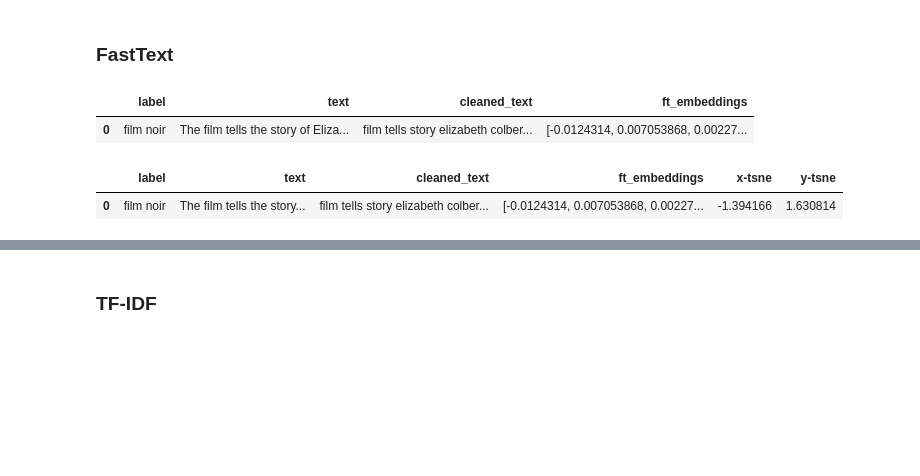
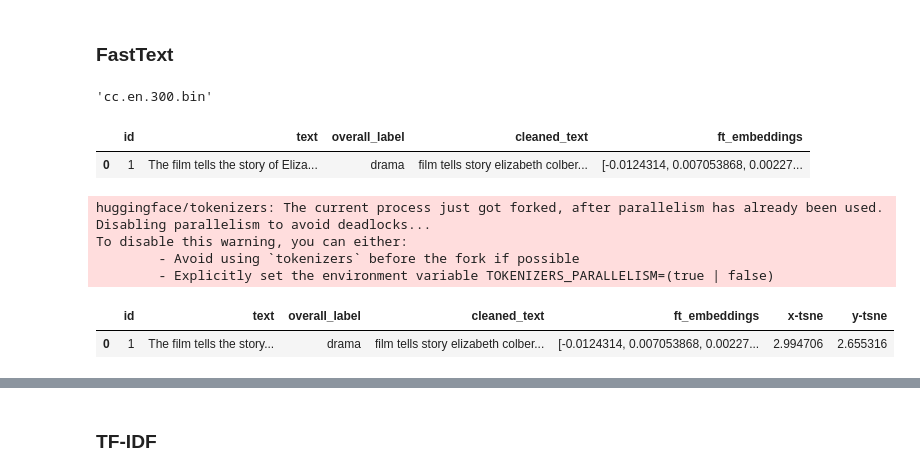
Before and after one commit to Filipstrozik/NLP, a Jupyter notebook: L1/lab1.ipynb, the cells around one changed output, grey strips where cells are left out. Saved outputs shown, nothing was run; the diff lists cells and outputs as text; code cells hidden in the pictures; blank space fills up the shorter version.

```diff
--- a/L1/lab1.ipynb
+++ b/L1/lab1.ipynb
@@ -29,0 +216,3 @@ df.head(1)
+# %%
+final_df_text = pd.read_csv("../data/final_df_text.csv")
+final_df_text.head()
@@ -48,6 +325,6 @@ def preprocess_texts(text):
     tokens = [token for token in tokens if token not in stopwords.words("english")]
     return " ".join(tokens)
 # %%
-df['cleaned_text'] = df['text'].apply(preprocess_texts)
-df.head(1)
+final_df_text["cleaned_text"] = final_df_text["text"].apply(preprocess_texts)
+final_df_text.head(1)
 # %% [output]
@@ -57,18 +334,24 @@ df.head(1)
 # Text embeddings
 # %% [markdown]
 ### FastText
+# %%
+import fasttext.util
+
+fasttext.util.download_model("en", if_exists="ignore")  # English
+# %% [output]
+'cc.en.300.bin'
 # %%
-ft = fasttext.load_model("../models/cc.en.300.bin")
+ft = fasttext.load_model("cc.en.300.bin")
 # %%
-ft_df = df.copy()
+ft_df = final_df_text.copy()
 
-ft_df["ft_embeddings"] = df["cleaned_text"].apply(
+ft_df["ft_embeddings"] = ft_df["cleaned_text"].apply(
     lambda x: ft.get_sentence_vector(x)
 )
 ft_df.head(1)
 # %% [output]
-|  | label | text | cleaned_text | ft_embeddings |
-| 0 | film noir | The film tells the story of Eliza... | film tells story elizabeth colber... | [-0.0124314, 0.007053868, 0.00227... |
+|  | id | text | overall_label | cleaned_text | ft_embeddings |
+| 0 | 1 | The film tells the story of Eliza... | drama | film tells story elizabeth colber... | [-0.0124314, 0.007053868, 0.00227... |
 # %%
 ft_embed_arr = np.array(ft_df["ft_embeddings"].to_list())
 # %%
@@ -80,8 +363,12 @@ ft_df["x-tsne"] = X_tsne[:, 0]
 ft_df["y-tsne"] = X_tsne[:, 1]
 ft_df.head(1)
 # %% [output]
+huggingface/tokenizers: The current process just got forked, after parallelism has already been used. Disabling parallelism to avoid deadlocks...
+To disable this warning, you can either:
+        - Avoid using `tokenizers` before the fork if possible
+        - Explicitly set the environment variable TOKENIZERS_PARALLELISM=(true | false)
-|  | label | text | cleaned_text | ft_embeddings | x-tsne | y-tsne |
-| 0 | film noir | The film tells the story... | film tells story elizabeth colber... | [-0.0124314, 0.007053868, 0.00227... | -1.394166 | 1.630814 |
+|  | id | text | overall_label | cleaned_text | ft_embeddings | x-tsne | y-tsne |
+| 0 | 1 | The film tells the story... | drama | film tells story elizabeth colber... | [-0.0124314, 0.007053868, 0.00227... | 2.994706 | 2.655316 |
 # %%
 # Create interactive scatter plot
 fig = px.scatter(
```
Also changed, not shown: parts of 21 cells of this notebook.
